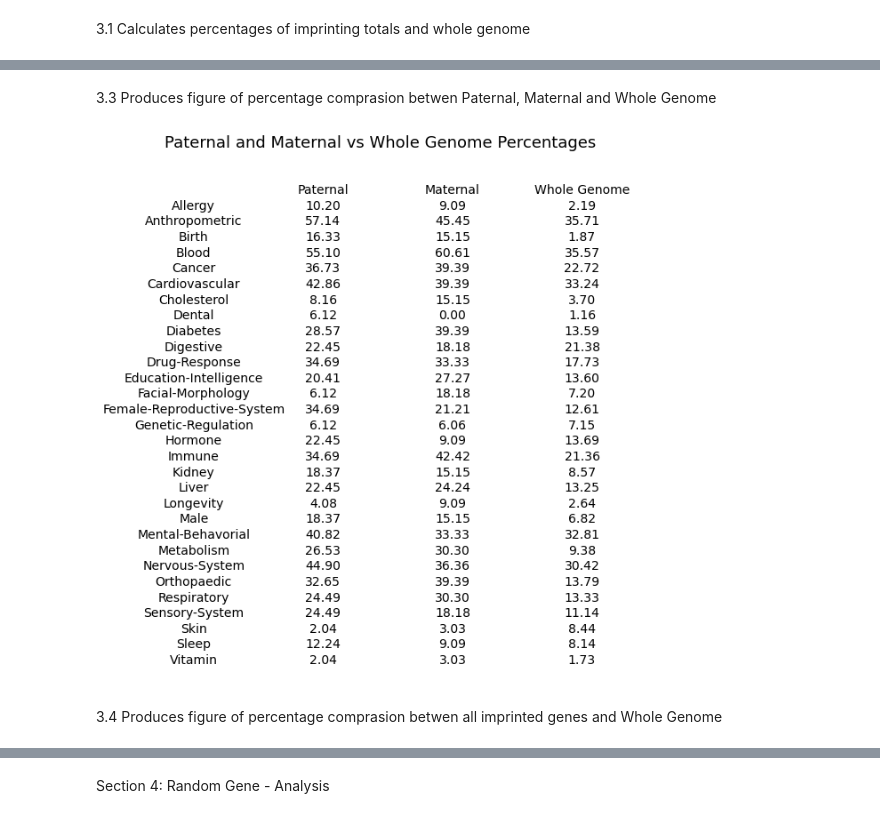
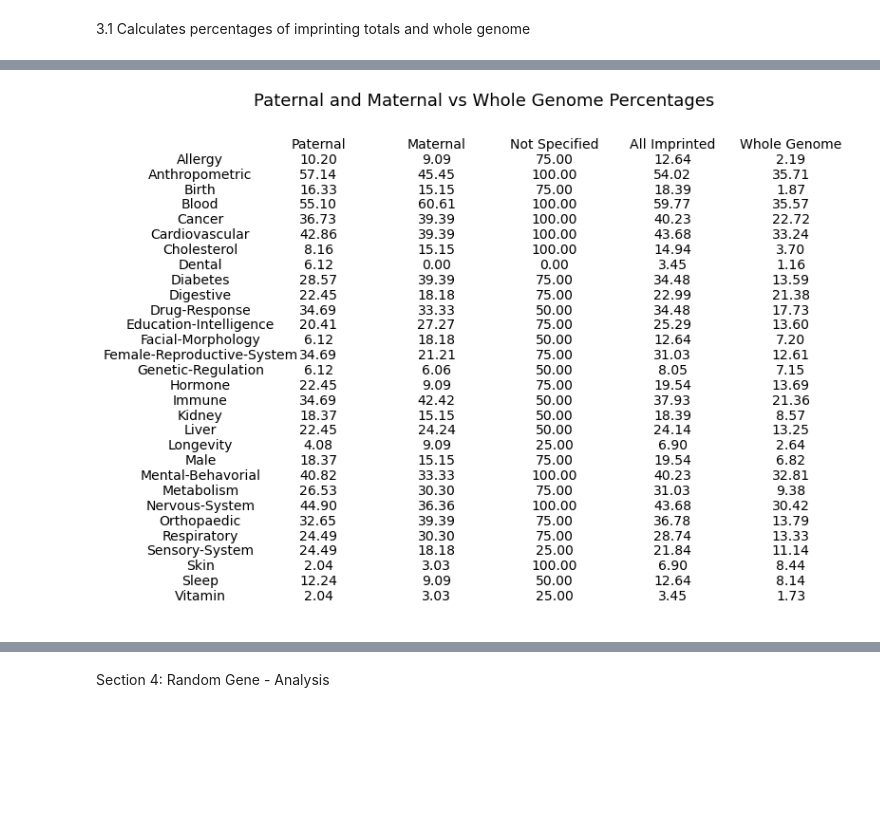
Before and after one commit to spanayotti/GD5999---Code, a Jupyter notebook: Imprinted_Gene_Analysis.ipynb, the cells around one changed output, grey strips where cells are left out. Drawn from its saved outputs; the diff is of its cells as text; code cells hidden in the pictures; blank space fills up the shorter version.

```diff
--- a/Imprinted_Gene_Analysis.ipynb
+++ b/Imprinted_Gene_Analysis.ipynb
@@ -1200,29 +1200,0 @@ np.savetxt("Output/Percentages/whole-genome.csv", per_genome, delimiter =", ", f
-# %%
-fig, ax = plt.subplots(nrows=31, ncols=5, figsize=(12,10))
-fig.suptitle('Percentage of each imprinted status genes associated to trait', fontsize=18)
-
-ax[0, 0].set_title("Trait", fontsize=14)
-ax[0, 0].axis('off')
-ax[0, 1].set_title("Paternal", fontsize=14)
-ax[0, 1].axis('off')
-ax[0, 2].set_title("Maternal", fontsize=14)
-ax[0, 2].axis('off')
-ax[0, 3].set_title("Random", fontsize=14)
-ax[0, 3].axis('off')
-ax[0, 4].set_title("Not Specified", fontsize=14)
-ax[0, 4].axis('off')
-k = 0
-for i in range(30):
-    k = i+1
-    ax[k, 0].set_title(traits[i], fontsize=14)
-    ax[k, 0].axis('off')
-    ax[k, 1].set_title(format(per_paternal[i],".2f"), fontsize=14)
-    ax[k, 1].axis('off')
-    ax[k, 2].set_title(format(per_maternal[i],".2f"), fontsize=14)
-    ax[k, 2].axis('off')
-    ax[k, 3].set_title(format(per_random[i],".2f"), fontsize=14)
-    ax[k, 3].axis('off')
-    ax[k, 4].set_title(format(per_notspecified[i],".2f"), fontsize=14)
-    ax[k, 4].axis('off')
-
-plt.savefig('Imprinting-Percentages.png')
@@ -1231,32 +1201,36 @@ plt.savefig('Imprinting-Percentages.png')
-# %% [markdown]
-3.3 Produces figure of percentage comprasion betwen Paternal, Maternal and Whole Genome
 # %%
-fig, ax = plt.subplots(nrows=31, ncols=4, figsize=(10,10))
+fig, ax = plt.subplots(nrows=31, ncols=6, figsize=(13,9))
 fig.suptitle('Paternal and Maternal vs Whole Genome Percentages', fontsize=18)
 
 ax[0, 0].set_title("", fontsize=14)
 ax[0, 0].axis('off')
 ax[0, 1].set_title("Paternal", fontsize=14)
 ax[0, 1].axis('off')
 ax[0, 2].set_title("Maternal", fontsize=14)
 ax[0, 2].axis('off')
-ax[0, 3].set_title("Whole Genome", fontsize=14)
+ax[0, 3].set_title("Not Specified", fontsize=14)
 ax[0, 3].axis('off')
+ax[0, 4].set_title("All Imprinted", fontsize=14)
+ax[0, 4].axis('off')
+ax[0, 5].set_title("Whole Genome", fontsize=14)
+ax[0, 5].axis('off')
 
 k = 0
 for i in range(30):
     k = i+1
     ax[k, 0].set_title(traits[i], fontsize=14)
     ax[k, 0].axis('off')
     ax[k, 1].set_title(format(per_paternal[i],".2f"), fontsize=14)
     ax[k, 1].axis('off')
     ax[k, 2].set_title(format(per_maternal[i],".2f"), fontsize=14)
     ax[k, 2].axis('off')
-    ax[k, 3].set_title(format(per_genome[i],".2f"), fontsize=14)
+    ax[k, 3].set_title(format(per_notspecified[i],".2f"), fontsize=14)
     ax[k, 3].axis('off')
+    ax[k, 4].set_title(format(per_all[i],".2f"), fontsize=14)
+    ax[k, 4].axis('off')
+    ax[k, 5].set_title(format(per_genome[i],".2f"), fontsize=14)
+    ax[k, 5].axis('off')
 
-plt.savefig('Paternal-Maternal-vs-Whole-Genome-Percentages.png')
+plt.savefig('Imprinting-vs-Whole-Genome-Percentages.png')
 # %% [output]
-[figure, old version]
+[figure, new version]
-# %% [markdown]
-3.4 Produces figure of percentage comprasion betwen all imprinted genes and Whole Genome
```
Also changed, not shown: parts of 20 cells of this notebook.
